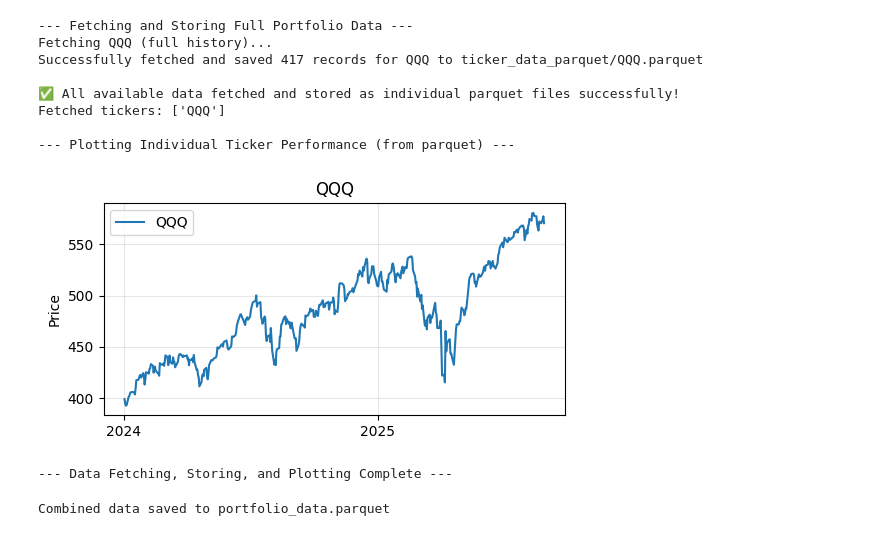
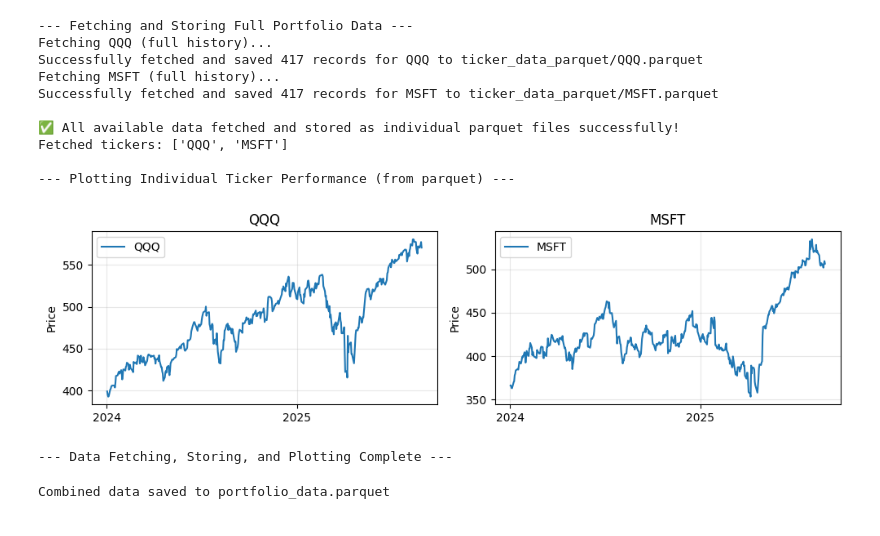
Before and after one commit to chielgroen1998/yourquant, a Jupyter notebook: discrete algos (optimized per)/draft_1_ta_gridsearch.ipynb, the cells around one changed output. Cells and saved outputs as stored; diff of their text form; code cells hidden in the pictures.

```diff
--- a/discrete algos (optimized per)/draft_1_ta_gridsearch.ipynb
+++ b/discrete algos (optimized per)/draft_1_ta_gridsearch.ipynb
@@ -36,9 +260,9 @@ import os # Import os to manage directories
 # (Combines content from your previous Cell 2 and Cell 3)
 # -------------------------------------------------------------
 API_KEY = "1VWXIAX2LM6F6WV0" # Your Alpha Vantage API key
-START_YEAR = 2024             # Filter data from this year onwards
+START_YEAR = 2024            # Filter data from this year onwards
 
-TICKERS = [ "QQQ"
+TICKERS = [ "QQQ" , "MSFT"
     # Nasdaq Top 20 (US Equities - Large Cap)
     # "NVDA", "MSFT", "AAPL", "GOOGL", "AMZN", "META", "TSLA", "AVGO", "TSM", "INTC",
     # "ADBE", "CMCSA", "CSCO", "PEP", "TXN", "PYPL", "QCOM", "AMGN", "GILD", "CHTR",
@@ -260,35 +484,37 @@ if n_plots > 0:
             ax.legend(loc='upper left')
 
         except FileNotFoundError:
             print(f"⚠️ Warning: Parquet file not found for {ticker}. Skipping individual plot.")
             continue
 
     # Set common X-axis locators/formatters only on the bottom row for clarity
     for ax_row in axes_multiples.reshape(n_rows, n_cols)[-1]:
         ax_row.xaxis.set_major_locator(mdates.YearLocator())
         ax_row.xaxis.set_major_formatter(mdates.DateFormatter('%Y'))
 
     # Hide any unused subplots
     for j in range(i + 1, len(axes_multiples)):
         fig_multiples.delaxes(axes_multiples[j])
 
     plt.tight_layout(rect=[0, 0, 1, 0.96]) # Adjust for suptitle
     plt.show()
 else:
     print("No tickers to plot.")
 
 
 print("\n--- Data Fetching, Storing, and Plotting Complete ---")
 # %% [output]
 --- Fetching and Storing Full Portfolio Data ---
 Fetching QQQ (full history)...
 Successfully fetched and saved 417 records for QQQ to ticker_data_parquet/QQQ.parquet
+Fetching MSFT (full history)...
+Successfully fetched and saved 417 records for MSFT to ticker_data_parquet/MSFT.parquet
 
 ✅ All available data fetched and stored as individual parquet files successfully!
-Fetched tickers: ['QQQ']
+Fetched tickers: ['QQQ', 'MSFT']
 
 --- Plotting Individual Ticker Performance (from parquet) ---
-[figure, old version]
+[figure, new version]
 --- Data Fetching, Storing, and Plotting Complete ---
 # %%
 # In the previous cell, data is now saved as individual parquet files per ticker.
```
Also changed, not shown: parts of 13 cells of this notebook, 56 other files.
